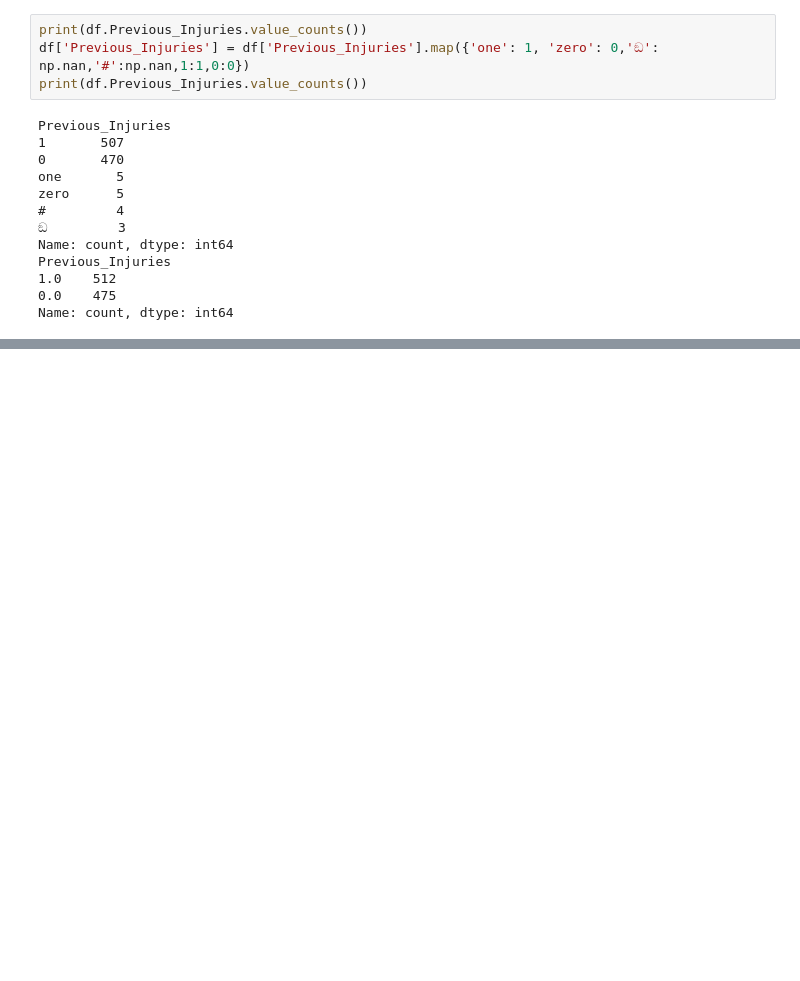
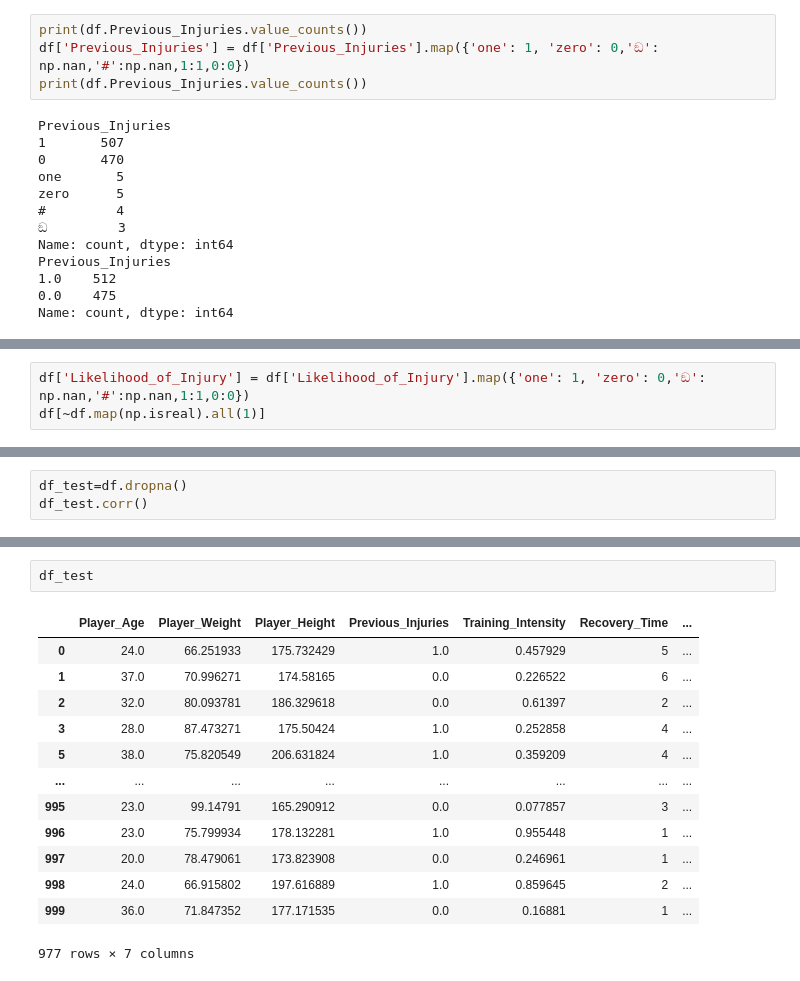
Before and after one commit to Lorenzo-Biondi/es-python, a Jupyter notebook: infortuni/analisi-infortuni.ipynb, the cells around one changed output, grey strips where cells are left out. Cells and saved outputs as stored; diff of their text form; blank space fills up the shorter version.

```diff
--- a/infortuni/analisi-infortuni.ipynb
+++ b/infortuni/analisi-infortuni.ipynb
@@ -138,0 +164,3 @@ nn_map
+# %%
+df['Likelihood_of_Injury'] = df['Likelihood_of_Injury'].map({'one': 1, 'zero': 0,'ඞ': np.nan,'#':np.nan,1:1,0:0})
+df[~df.map(np.isreal).all(1)]
@@ -138,0 +192,3 @@ nn_map
+# %%
+df_test=df.dropna()
+df_test.corr()
@@ -138,0 +204,16 @@ nn_map
+# %%
+df_test
+# %% [output]
+|  | Player_Age | Player_Weight | Player_Height | Previous_Injuries | Training_Intensity | Recovery_Time | ... |
+| 0 | 24.0 | 66.251933 | 175.732429 | 1.0 | 0.457929 | 5 | ... |
+| 1 | 37.0 | 70.996271 | 174.58165 | 0.0 | 0.226522 | 6 | ... |
+| 2 | 32.0 | 80.093781 | 186.329618 | 0.0 | 0.61397 | 2 | ... |
+| 3 | 28.0 | 87.473271 | 175.50424 | 1.0 | 0.252858 | 4 | ... |
+| 5 | 38.0 | 75.820549 | 206.631824 | 1.0 | 0.359209 | 4 | ... |
+| ... | ... | ... | ... | ... | ... | ... | ... |
+| 995 | 23.0 | 99.14791 | 165.290912 | 0.0 | 0.077857 | 3 | ... |
+| 996 | 23.0 | 75.799934 | 178.132281 | 1.0 | 0.955448 | 1 | ... |
+| 997 | 20.0 | 78.479061 | 173.823908 | 0.0 | 0.246961 | 1 | ... |
+| 998 | 24.0 | 66.915802 | 197.616889 | 1.0 | 0.859645 | 2 | ... |
+| 999 | 36.0 | 71.847352 | 177.171535 | 0.0 | 0.16881 | 1 | ... |
+977 rows × 7 columns
```
Also changed, not shown: parts of 14 cells of this notebook.
